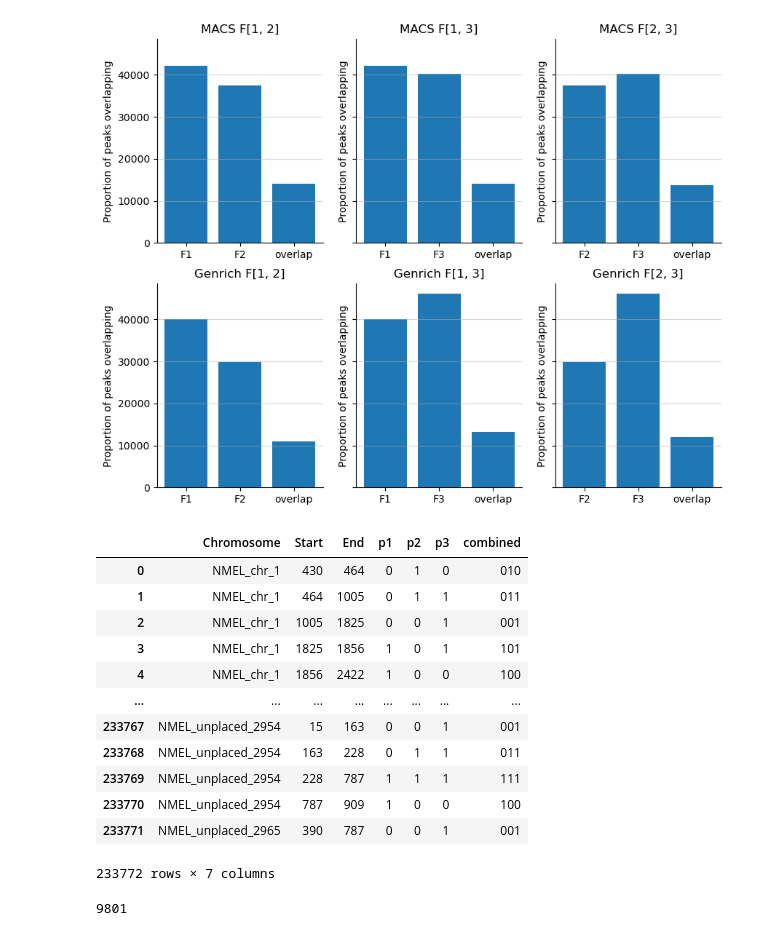
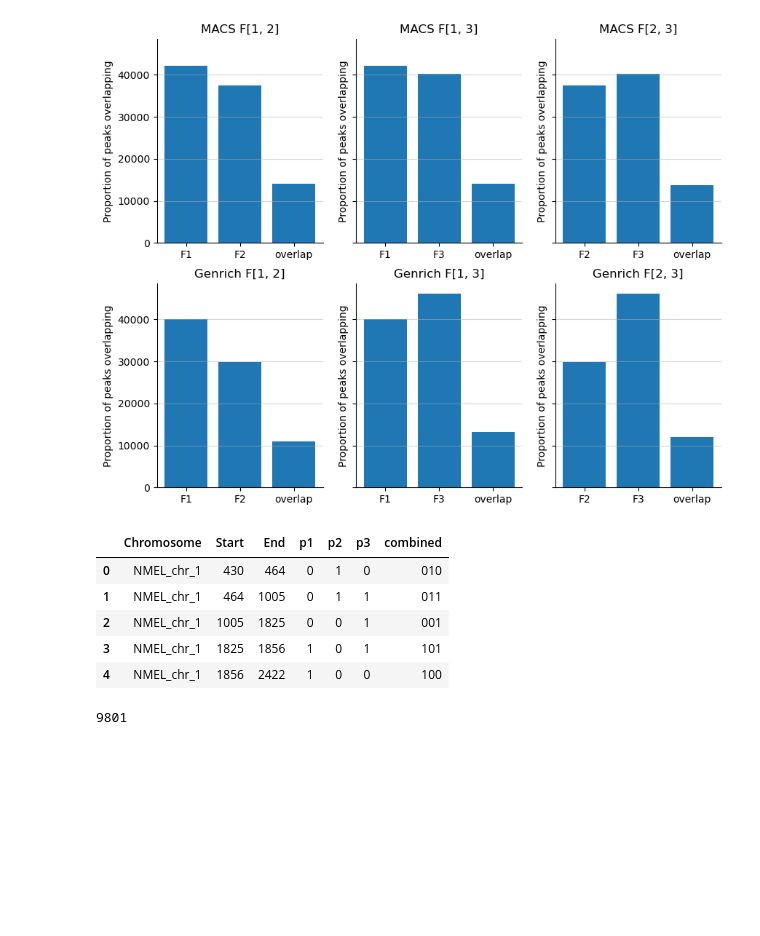
Before and after one commit to brian-arnold/STARRseq_code, a Jupyter notebook: notebooks/02_compare_peak_callers_across_bioreps.ipynb, the cells around one changed output. Drawn from its saved outputs; the diff is of its cells as text; code cells hidden in the pictures; blank space fills up the shorter version.

```diff
--- a/notebooks/02_compare_peak_callers_across_bioreps.ipynb
+++ b/notebooks/02_compare_peak_callers_across_bioreps.ipynb
@@ -288,52 +285,31 @@ sns.despine()
 # %% [output]
 [figure]
 # %%
-# p1 = pr.PyRanges(chromosomes=genrich_dfs[0].Chromosome,
-#                 starts=genrich_dfs[0].Start,
-#                 ends=genrich_dfs[0].End)
-# p2 = pr.PyRanges(chromosomes=genrich_dfs[1].Chromosome,
-#                     starts=genrich_dfs[1].Start,
-#                     ends=genrich_dfs[1].End)
-# p3 = pr.PyRanges(chromosomes=genrich_dfs[2].Chromosome,
-#                     starts=genrich_dfs[2].Start,
-#                     ends=genrich_dfs[2].End)
-
-# gr = {"p1":p1, "p2":p2, "p3":p3}
-
-# overlaps_per_rep = pr.count_overlaps(gr)
-# overlaps_per_rep = overlaps_per_rep.df
-# overlaps_per_rep['combined'] = overlaps_per_rep['p1'].astype(str) + overlaps_per_rep['p2'].astype(str) + overlaps_per_rep['p3'].astype(str)
+# convert each df to a pyranges object, count overlaps among biological replicates
 
 genrich_overlaps_per_rep = fn.overlaps_per_replicate(genrich_dfs)
 macs_overlaps_per_rep = fn.overlaps_per_replicate(macs_dfs)
 # it looks like count_overlaps is counting overlaps b/t all instervals
 # if all three replicates have an overlapping interval, pattern could look like this:
 #       Chromosome	Start	End	    p1	p2	p3
 # 7	    NMEL_chr_1	9079	9297	0	0	0
 # 8	    NMEL_chr_1	9297	9309	1	0	0
 # 9	    NMEL_chr_1	9309	9649	1	1	0
 # 10	NMEL_chr_1	9649	10150	1	1	1
 # 11	NMEL_chr_1	10150	10843	0	1	1
 # 12	NMEL_chr_1	10843	10914	0	0	1
 # 13	NMEL_chr_1	10914	16276	0	0	0
 # where index 10 is interval in which all 3 peaks are overlapping, but since start/end points of the peaksare different,
 # we can see that replicate 1 has the minimum starting point, and replicate 3 has the maximum ending point
+
+macs_overlaps_per_rep.head()
+# %% [output]
+|  | Chromosome | Start | End | p1 | p2 | p3 | combined |
+| 0 | NMEL_chr_1 | 430 | 464 | 0 | 1 | 0 | 010 |
+| 1 | NMEL_chr_1 | 464 | 1005 | 0 | 1 | 1 | 011 |
+| 2 | NMEL_chr_1 | 1005 | 1825 | 0 | 0 | 1 | 001 |
+| 3 | NMEL_chr_1 | 1825 | 1856 | 1 | 0 | 1 | 101 |
+| 4 | NMEL_chr_1 | 1856 | 2422 | 1 | 0 | 0 | 100 |
-# %%
-macs_overlaps_per_rep
-# %% [output]
-|  | Chromosome | Start | End | p1 | p2 | p3 | combined |
-| 0 | NMEL_chr_1 | 430 | 464 | 0 | 1 | 0 | 010 |
-| 1 | NMEL_chr_1 | 464 | 1005 | 0 | 1 | 1 | 011 |
-| 2 | NMEL_chr_1 | 1005 | 1825 | 0 | 0 | 1 | 001 |
-| 3 | NMEL_chr_1 | 1825 | 1856 | 1 | 0 | 1 | 101 |
-| 4 | NMEL_chr_1 | 1856 | 2422 | 1 | 0 | 0 | 100 |
-| ... | ... | ... | ... | ... | ... | ... | ... |
-| 233767 | NMEL_unplaced_2954 | 15 | 163 | 0 | 0 | 1 | 001 |
-| 233768 | NMEL_unplaced_2954 | 163 | 228 | 0 | 1 | 1 | 011 |
-| 233769 | NMEL_unplaced_2954 | 228 | 787 | 1 | 1 | 1 | 111 |
-| 233770 | NMEL_unplaced_2954 | 787 | 909 | 1 | 0 | 0 | 100 |
-| 233771 | NMEL_unplaced_2965 | 390 | 787 | 0 | 0 | 1 | 001 |
-233772 rows × 7 columns
 # %%
 genrich_overlaps_per_rep['Chromosome'].unique()
 len(genrich_overlaps_per_rep[genrich_overlaps_per_rep['combined'] == '111'])
```
Also changed, not shown: parts of 3 cells of this notebook, 38 other files.
